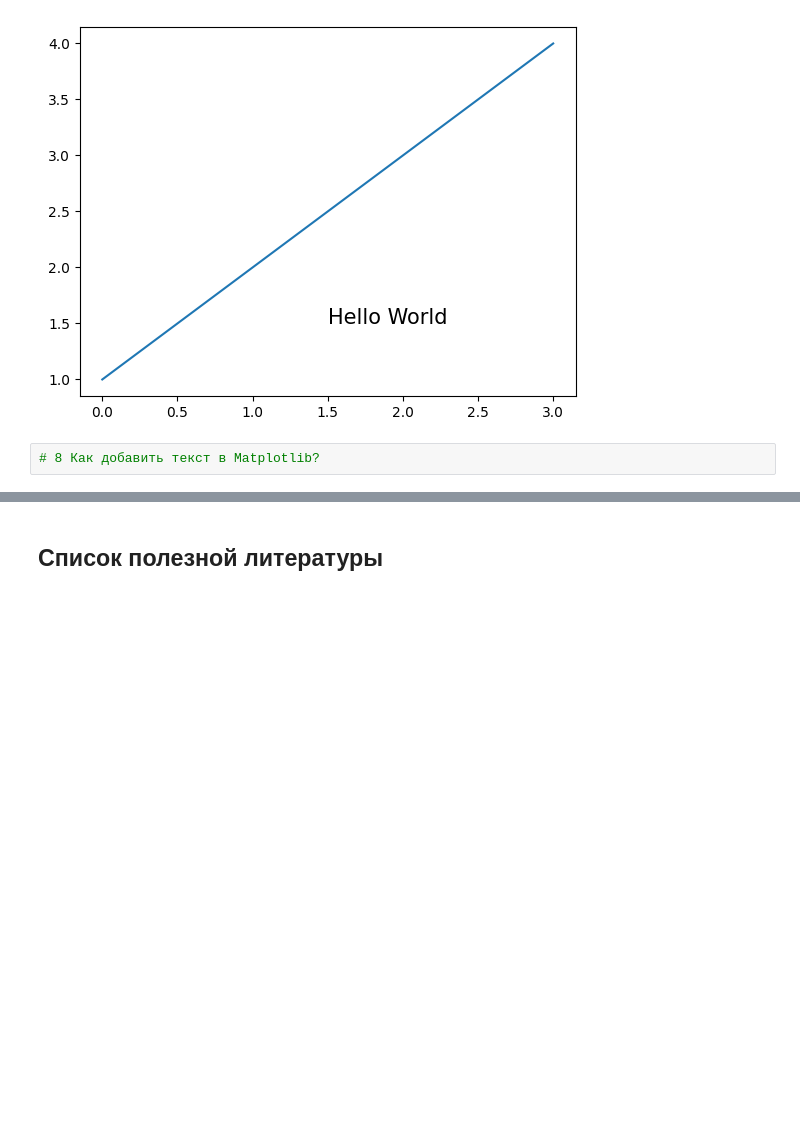
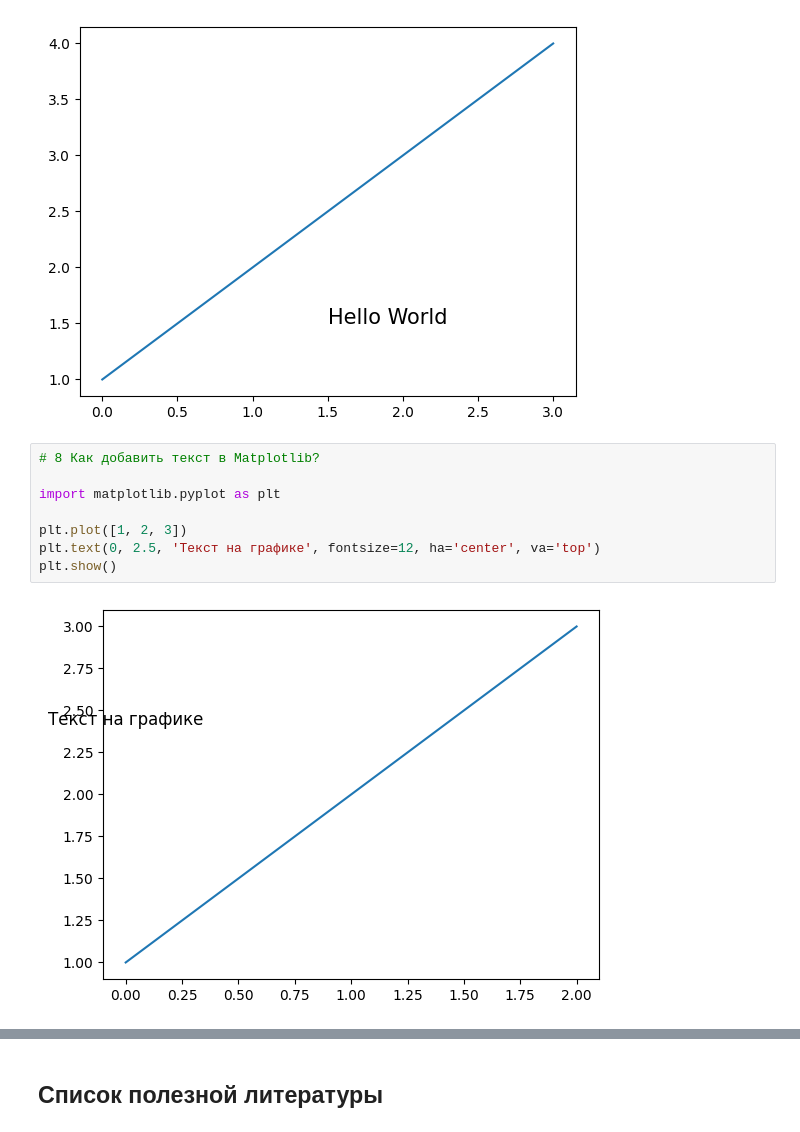
Before and after one commit to b221b/vis43, a Jupyter notebook: Машинное Обучение/Lab03 - ML libraries2/Lab03_homework.ipynb, the cells around one changed output, grey strips where cells are left out. Saved outputs shown, nothing was run; the diff lists cells and outputs as text; blank space fills up the shorter version.

```diff
--- a/Машинное Обучение/Lab03 - ML libraries2/Lab03_homework.ipynb
+++ b/Машинное Обучение/Lab03 - ML libraries2/Lab03_homework.ipynb
@@ -1690,8 +1692,16 @@ plt.text(1.5, 1.5, 'Hello World', fontsize=15)
 plt.show()
 # %% [output]
 [figure]
-# %%
-# 8 Как добавить текст в Matplotlib?
+# %%
+# 8 Как добавить текст в Matplotlib?
+
+import matplotlib.pyplot as plt
+
+plt.plot([1, 2, 3])
+plt.text(0, 2.5, 'Текст на графике', fontsize=12, ha='center', va='top')
+plt.show()
+# %% [output]
+[figure, added]
 # %%
 # 9 Как изменить размер цветовой панели Matplotlib в Python?
 
```
Also changed, not shown: parts of 10 cells of this notebook, 2 other files.
